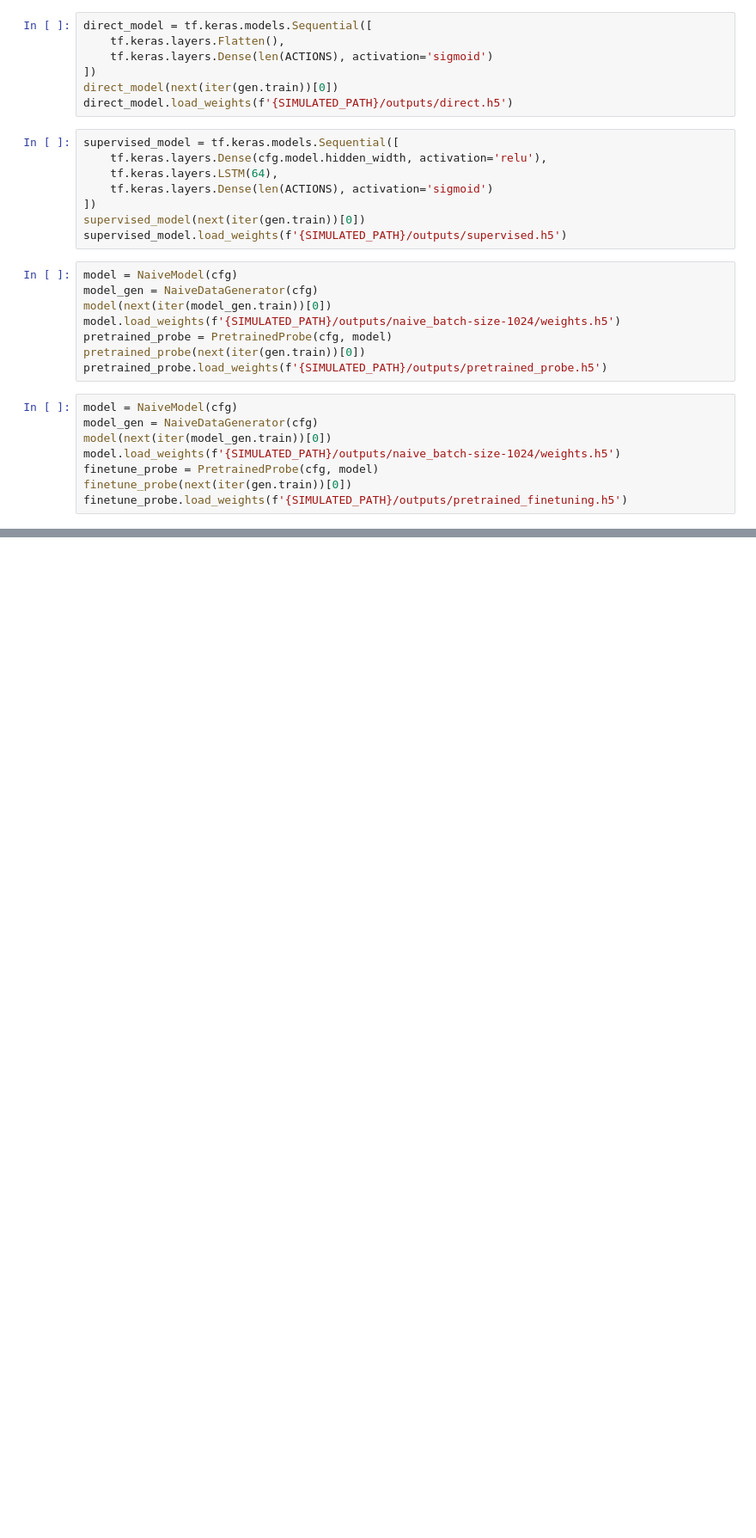
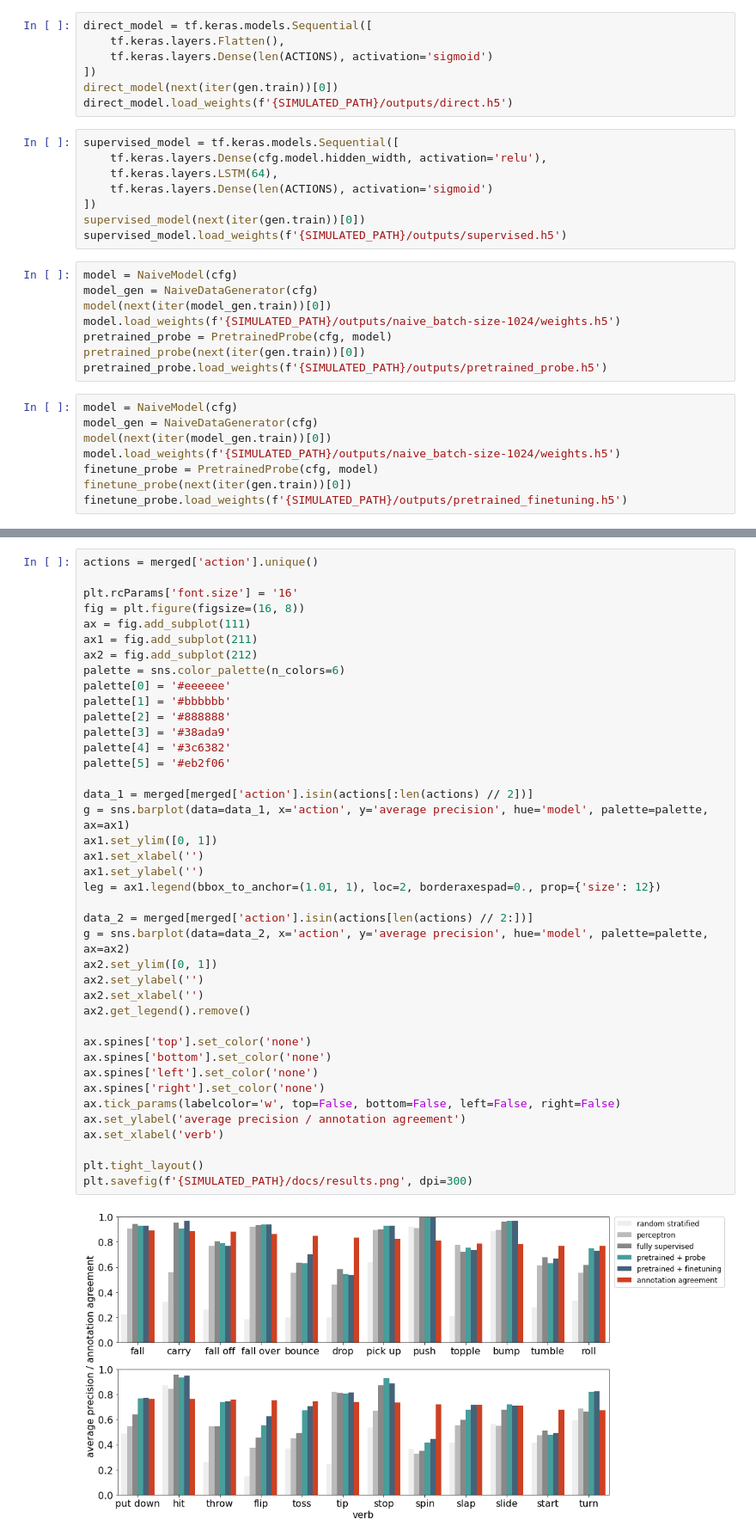
Before and after one commit to PeanutButterC/simulated, a Jupyter notebook: notebook/results.ipynb, the cells around one changed output, grey strips where cells are left out. Shown at 86% size. Cells and saved outputs as stored; diff of their text form; blank space fills up the shorter version.

```diff
--- a/notebook/results.ipynb
+++ b/notebook/results.ipynb
@@ -115,3 +176,45 @@ plt.savefig(f'{SIMULATED_PATH}/docs/results.png')
+# %%
+actions = merged['action'].unique()
+
+plt.rcParams['font.size'] = '16'
+fig = plt.figure(figsize=(16, 8))
+ax = fig.add_subplot(111)
+ax1 = fig.add_subplot(211)
+ax2 = fig.add_subplot(212)
+palette = sns.color_palette(n_colors=6)
+palette[0] = '#eeeeee'
+palette[1] = '#bbbbbb'
+palette[2] = '#888888'
+palette[3] = '#38ada9'
+palette[4] = '#3c6382'
+palette[5] = '#eb2f06'
+
+data_1 = merged[merged['action'].isin(actions[:len(actions) // 2])]
+g = sns.barplot(data=data_1, x='action', y='average precision', hue='model', palette=palette, ax=ax1)
+ax1.set_ylim([0, 1])
+ax1.set_xlabel('')
+ax1.set_ylabel('')
+leg = ax1.legend(bbox_to_anchor=(1.01, 1), loc=2, borderaxespad=0., prop={'size': 12})
+
+data_2 = merged[merged['action'].isin(actions[len(actions) // 2:])]
+g = sns.barplot(data=data_2, x='action', y='average precision', hue='model', palette=palette, ax=ax2)
+ax2.set_ylim([0, 1])
+ax2.set_ylabel('')
+ax2.set_xlabel('')
+ax2.get_legend().remove()
+
+ax.spines['top'].set_color('none')
+ax.spines['bottom'].set_color('none')
+ax.spines['left'].set_color('none')
+ax.spines['right'].set_color('none')
+ax.tick_params(labelcolor='w', top=False, bottom=False, left=False, right=False)
+ax.set_ylabel('average precision / annotation agreement')
+ax.set_xlabel('verb')
+
+plt.tight_layout()
+plt.savefig(f'{SIMULATED_PATH}/docs/results.png', dpi=300)
+# %% [output]
+[figure, added]
 # %%
 df.groupby('model').mean().sort_values(by='average precision')
 # %% [output]
```
Also changed, not shown: parts of 9 cells of this notebook, 7 other files.
